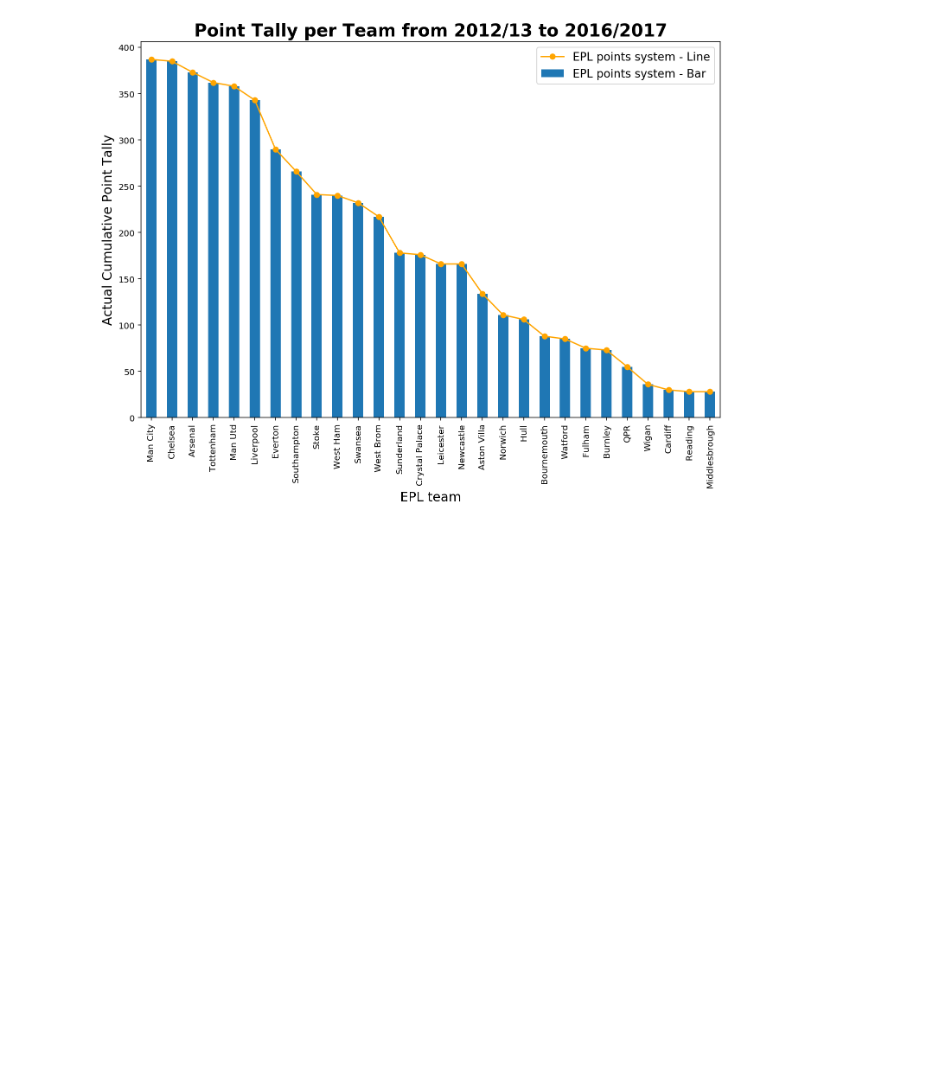
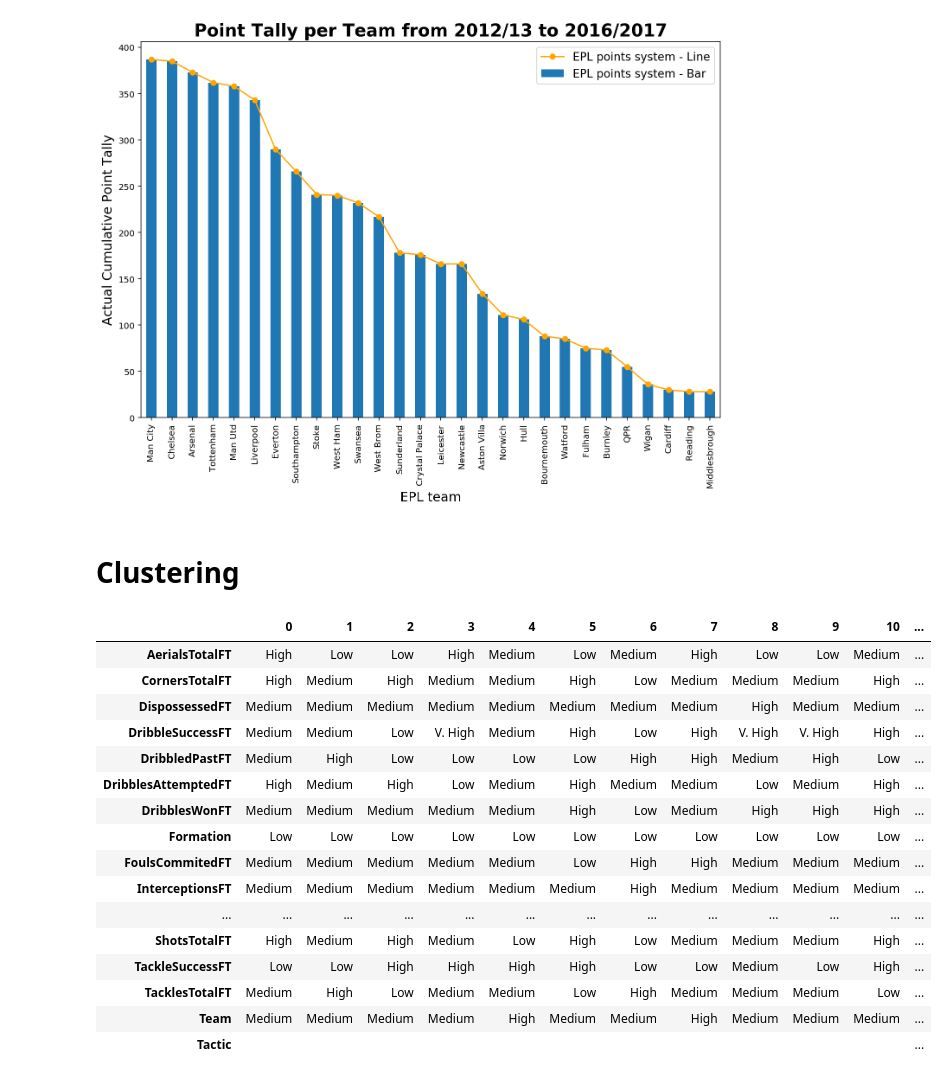
Before and after one commit to chizkidd/dsi-CapstoneProj, a Jupyter notebook: src/Function_implementation.ipynb, the cells around one changed output. Saved outputs shown, nothing was run; the diff lists cells and outputs as text; code cells hidden in the pictures; blank space fills up the shorter version.

Commit message:
clustering and tactics scripts

```diff
--- a/src/Function_implementation.ipynb
+++ b/src/Function_implementation.ipynb
@@ -118,3 +118,5 @@ team_dom.dominancy_when_away(csvfile)
 league_table.plot_league_table(csvfile)
 # %% [output]
 [figure]
+# %% [markdown]
+# Clustering
@@ -120,0 +125,21 @@ league_table.plot_league_table(csvfile)
+# %%
+kmeans20_trend_df = clu.trend('../data/FootballEurope/FootballEurope.csv' )
+kmeans20_trend_df
+# %% [output]
+|  | 0 | 1 | 2 | 3 | 4 | 5 | 6 | 7 | 8 | 9 | 10 | ... |
+| AerialsTotalFT | High | Low | Low | High | Medium | Low | Medium | High | Low | Low | Medium | ... |
+| CornersTotalFT | High | Medium | High | Medium | Medium | High | Low | Medium | Medium | Medium | High | ... |
+| DispossessedFT | Medium | Medium | Medium | Medium | Medium | Medium | Medium | Medium | High | Medium | Medium | ... |
+| DribbleSuccessFT | Medium | Medium | Low | V. High | Medium | High | Low | High | V. High | V. High | High | ... |
+| DribbledPastFT | Medium | High | Low | Low | Low | Low | High | High | Medium | High | Low | ... |
+| DribblesAttemptedFT | High | Medium | High | Low | Medium | High | Medium | Medium | Low | Medium | High | ... |
+| DribblesWonFT | Medium | Medium | Medium | Medium | Medium | High | Low | Medium | High | High | High | ... |
+| Formation | Low | Low | Low | Low | Low | Low | Low | Low | Low | Low | Low | ... |
+| FoulsCommitedFT | Medium | Medium | Medium | Medium | Medium | Low | High | High | Medium | Medium | Medium | ... |
+| InterceptionsFT | Medium | Medium | Medium | Medium | Medium | Medium | High | Medium | Medium | Medium | Medium | ... |
+| ... | ... | ... | ... | ... | ... | ... | ... | ... | ... | ... | ... | ... |
+| ShotsTotalFT | High | Medium | High | Medium | Low | High | Low | Medium | Medium | Medium | High | ... |
+| TackleSuccessFT | Low | Low | High | High | High | High | Low | Low | Medium | Low | High | ... |
+| TacklesTotalFT | Medium | High | Low | Medium | Medium | Low | High | Medium | Medium | Medium | Low | ... |
+| Team | Medium | Medium | Medium | Medium | High | Medium | Medium | High | Medium | Medium | Medium | ... |
+| Tactic |  |  |  |  |  |  |  |  |  |  |  | ... |
```
Also changed, not shown: parts of 3 cells of this notebook, 3 other files.
